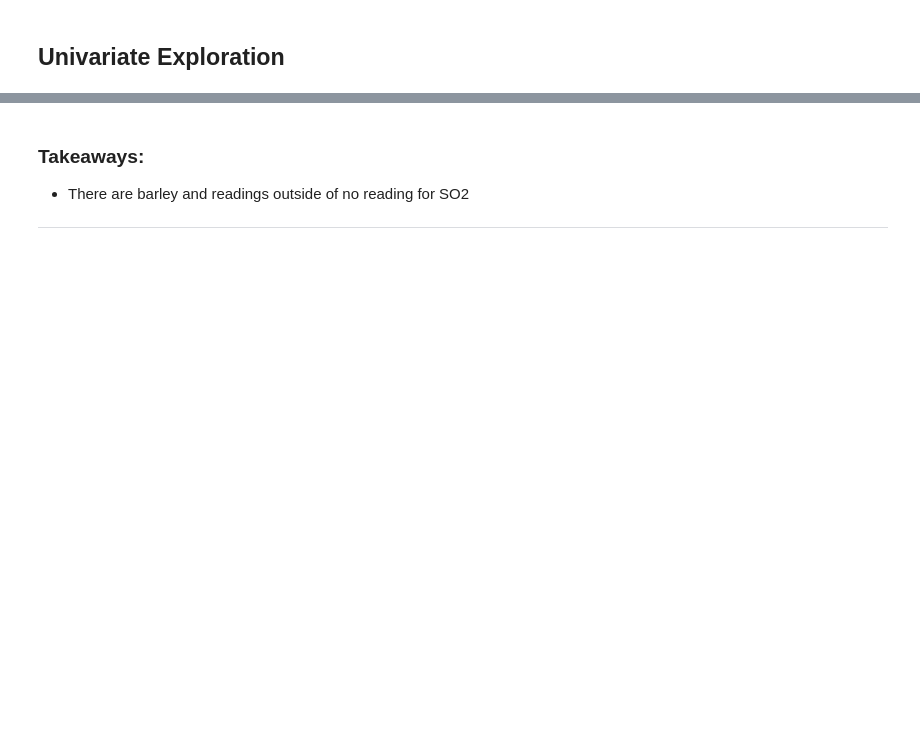
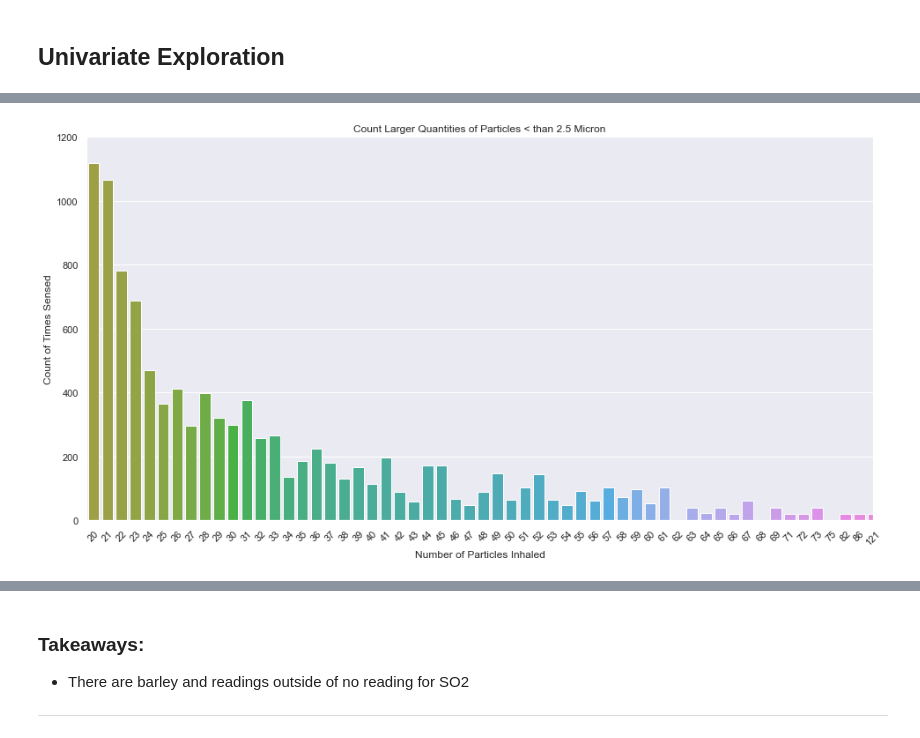
Before and after one commit to slc-data/2021-datathon, a Jupyter notebook: workbooks/caitlyn/explore.ipynb, the cells around one changed output, grey strips where cells are left out. Saved outputs shown, nothing was run; the diff lists cells and outputs as text; code cells hidden in the pictures; blank space fills up the shorter version.

```diff
--- a/workbooks/caitlyn/explore.ipynb
+++ b/workbooks/caitlyn/explore.ipynb
@@ -174,12 +265,14 @@ plt.show()
 # %%
 plt.figure(figsize=(16,8))
 plot = sns.countplot(data=air, x='Pm2_5')
 plot.set(xlim=(19.5, 76))
-plot.set(ylim=(0, 400))
+plot.set(ylim=(0, 1200))
 plt.xticks(rotation=45)
 plt.title('Count Larger Quantities of Particles < than 2.5 Micron')
 plt.xlabel('Number of Particles Inhaled')
 plt.ylabel('Count of Times Sensed')
 plt.show()
+# %% [output]
+[figure, added]
 # %%
 air.Pm2_5.value_counts()
```
Also changed, not shown: parts of 78 cells of this notebook.
